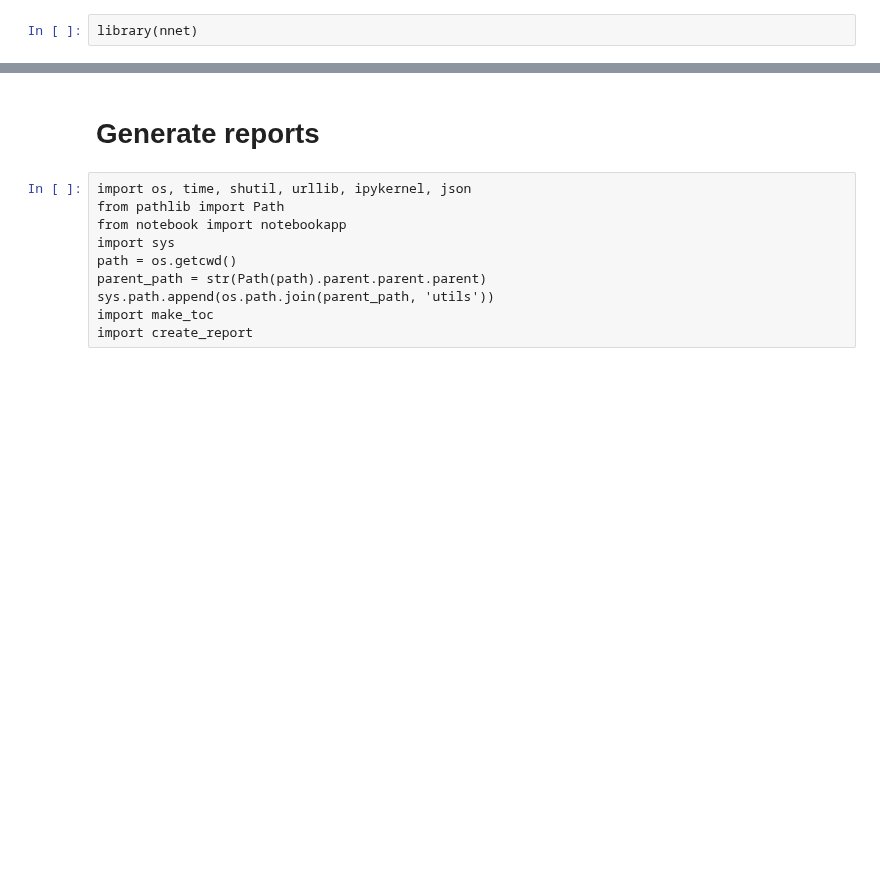
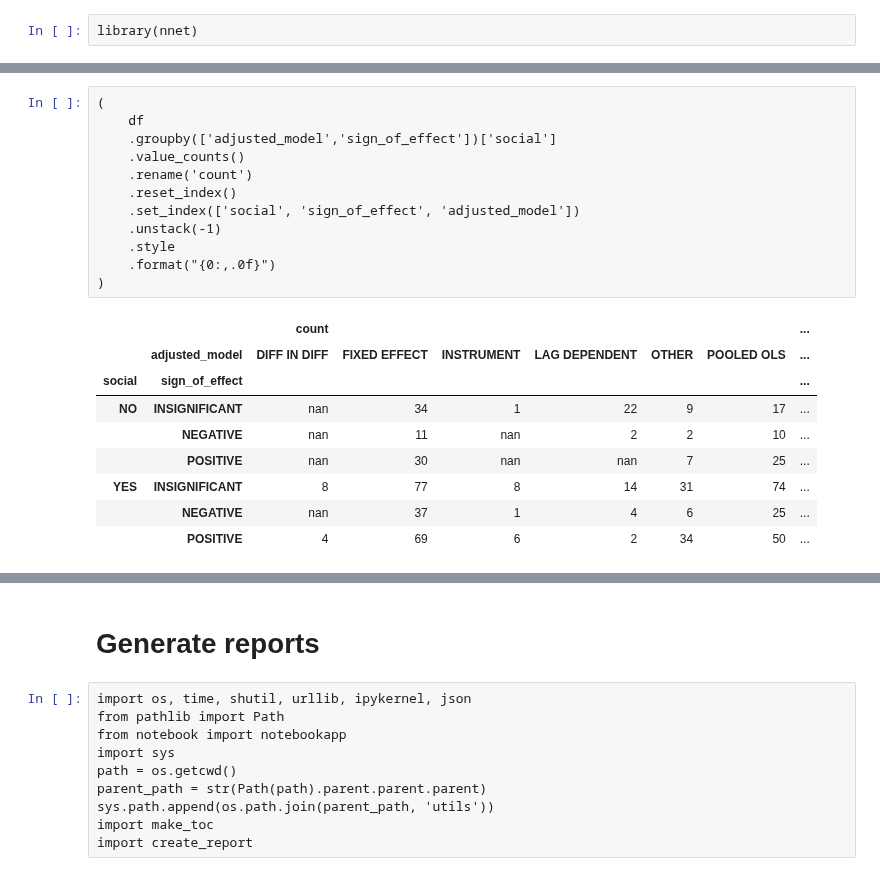
Before and after one commit to thomaspernet/esg_metadata, a Jupyter notebook: 02_data_analysis/01_model_train_evaluate/01_sign_of_effect/00_sign_of_effect_classification.ipynb, the cells around one changed output, grey strips where cells are left out. Cells and saved outputs as stored; diff of their text form; blank space fills up the shorter version.

```diff
--- a/02_data_analysis/01_model_train_evaluate/01_sign_of_effect/00_sign_of_effect_classification.ipynb
+++ b/02_data_analysis/01_model_train_evaluate/01_sign_of_effect/00_sign_of_effect_classification.ipynb
@@ -448,0 +416,22 @@ library(nnet)
+# %%
+(
+    df
+    .groupby(['adjusted_model','sign_of_effect'])['social']
+    .value_counts()
+    .rename('count')
+    .reset_index()
+    .set_index(['social', 'sign_of_effect', 'adjusted_model'])
+    .unstack(-1)
+    .style
+    .format("{0:,.0f}")
+)
+# %% [output]
+|  |  | count |  |  |  |  |  | ... |
+|  | adjusted_model | DIFF IN DIFF | FIXED EFFECT | INSTRUMENT | LAG DEPENDENT | OTHER | POOLED OLS | ... |
+| social | sign_of_effect |  |  |  |  |  |  | ... |
+| NO | INSIGNIFICANT | nan | 34 | 1 | 22 | 9 | 17 | ... |
+|  | NEGATIVE | nan | 11 | nan | 2 | 2 | 10 | ... |
+|  | POSITIVE | nan | 30 | nan | nan | 7 | 25 | ... |
+| YES | INSIGNIFICANT | 8 | 77 | 8 | 14 | 31 | 74 | ... |
+|  | NEGATIVE | nan | 37 | 1 | 4 | 6 | 25 | ... |
+|  | POSITIVE | 4 | 69 | 6 | 2 | 34 | 50 | ... |
```
Also changed, not shown: parts of 51 cells of this notebook, 1 other file.
